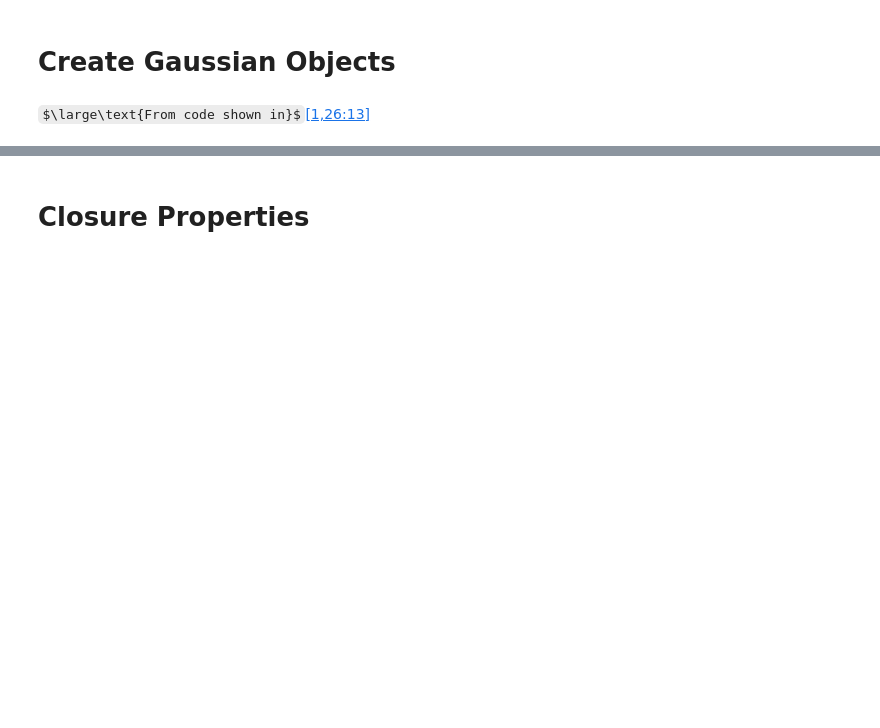
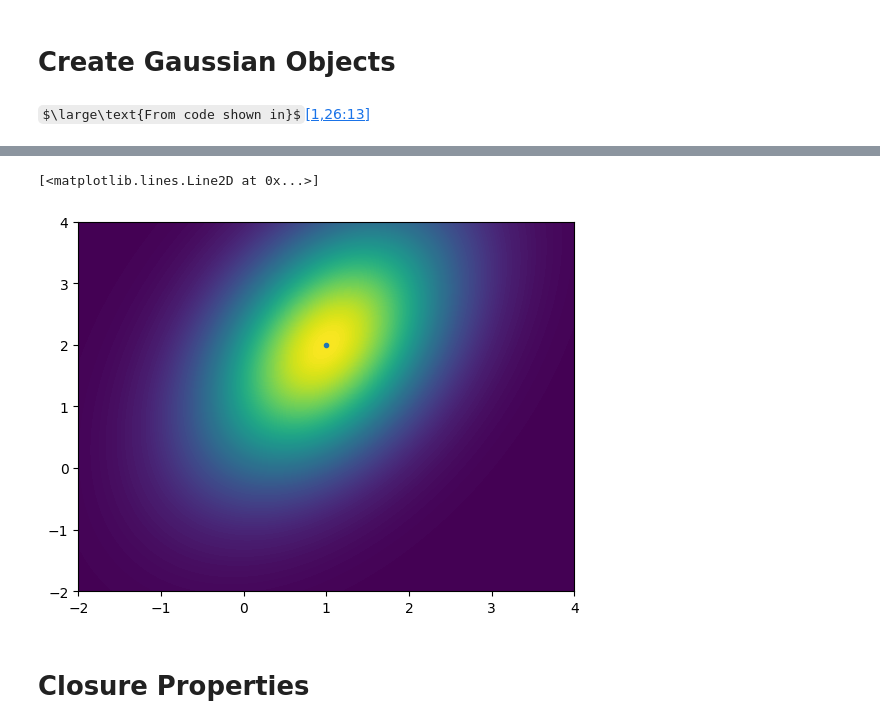
Before and after one commit to toddhricik/Bayesian-Regression, a Jupyter notebook: gaussian_demo.ipynb, the cells around one changed output, grey strips where cells are left out. Saved outputs shown, nothing was run; the diff lists cells and outputs as text; code cells hidden in the pictures; some formulas as TeX source; blank space fills up the shorter version.

Commit message:
Worked on gaussian_demo.ipynb, and gaussians.ipynb to fix bugs.

```diff
--- a/gaussian_demo.ipynb
+++ b/gaussian_demo.ipynb
@@ -13,4 +16,4 @@ mu = jnp.array([1.0, 2.0])
 # Create a covariance matrix
 Sigma = jnp.array([[1.0, 0.6], [0.6,2.0]])
 # Create a Gaussian object
-g = Gaussian(mu, Sigma)
+G = Gaussian(mu, Sigma)
@@ -17,14 +22,22 @@ g = Gaussian(mu, Sigma)
 # %%
-cmp_wd = LinearSegmentedColormap.from_list("wd", ['w', rgb.tue_dark], N=1024)
+# rgb and LinearSegementedColormap do not work like Hennig's demo. Has something to do with running his "../preamble.py" that he does not share (I believe).
+#cmp_wd = LinearSegmentedColormap.from_list("wd", ['w', rgb.tue_dark], N=1024)
 
 X, Y = jnp.mgrid[-2:4:200j, -2:4:200j]
 nplot = X.shape[0]
 XY = jnp.dstack((X, Y)).reshape(nplot**2,2)
 Z = vmap(G.pdf)(XY).reshape(nplot, nplot)
 
 fig, ax = plt.subplots()
-ax.contourf(X, Y, Z, levels=200, cmap=cmp_we)
-ax.plot(mu[0], mu[1], 'o', color=rgb.tue_green, markersize=3)
+# This original line from Hennig isn't working becuase he doesn't share his "preample.py"
+#ax.contourf(X, Y, Z, levels=200, cmap=cmp_we)
+ax.contourf(X, Y, Z, levels=200)
+# This original line from Hennig isn't working becuase he doesn't share his "preample.py"
+# ax.plot(mu[0], mu[1], 'o', color=rgb.tue_green, markersize=3)
+ax.plot(mu[0], mu[1], 'o', markersize=3)
+# %% [output]
+[<matplotlib.lines.Line2D at 0x...>]
+[figure, added]
 # %% [markdown]
 <H1>Closure Properties</H1>
 # %% [markdown]
```
Also changed, not shown: parts of 13 cells of this notebook, 3 other files.
